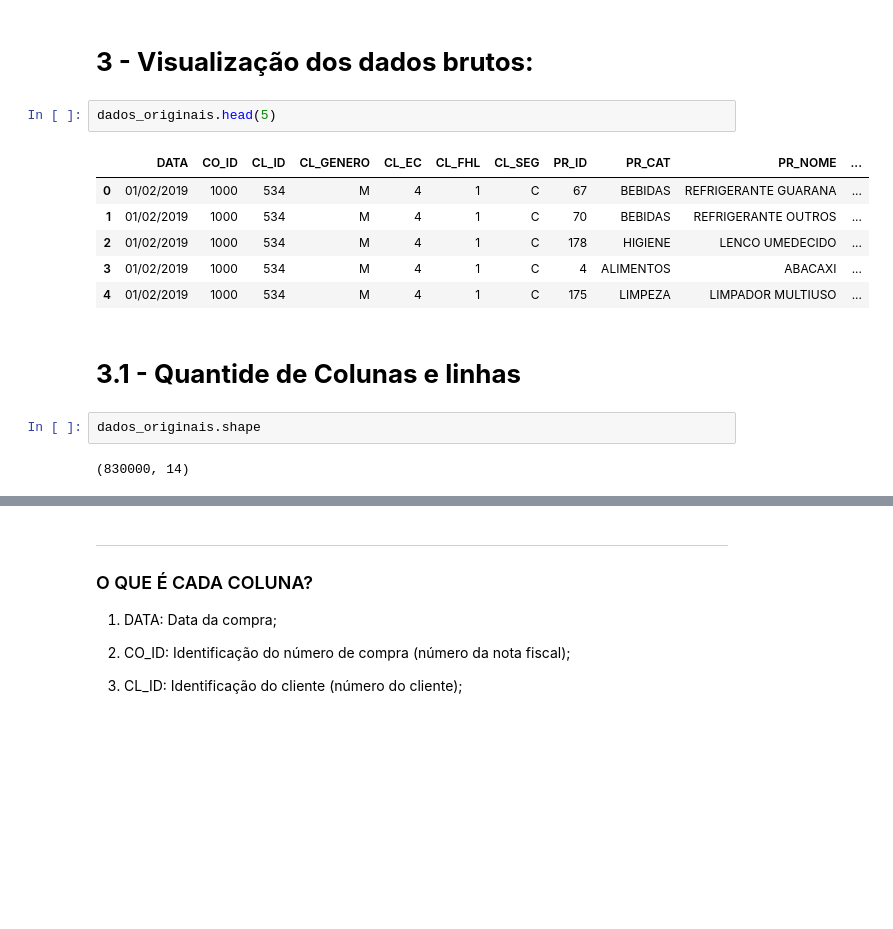
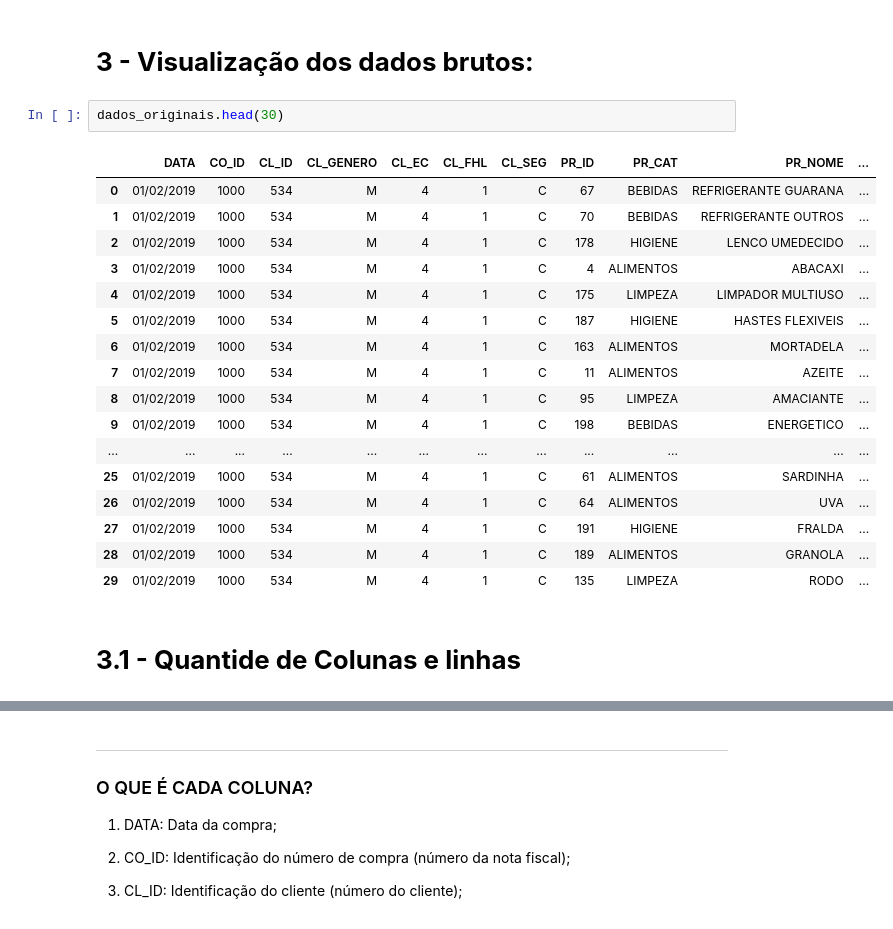
Before and after one commit to KrathK9722/Analise-de-Dados-Python-Projeto-Avaliativo-M1W07, a Jupyter notebook: Analise_Google_COLAB.ipynb, the cells around one changed output, grey strips where cells are left out. Drawn from its saved outputs; the diff is of its cells as text; blank space fills up the shorter version.

```diff
--- a/Analise_Google_COLAB.ipynb
+++ b/Analise_Google_COLAB.ipynb
@@ -22,17 +22,24 @@ Sepação feita por ";" porque o padrão estava como "," o que fazia com que o C
 # %% [markdown]
 # **3 - Visualização dos dados brutos:**
 # %%
-dados_originais.head(5)
+dados_originais.head(30)
 # %% [output]
 |  | DATA | CO_ID | CL_ID | CL_GENERO | CL_EC | CL_FHL | CL_SEG | PR_ID | PR_CAT | PR_NOME | ... |
 | 0 | 01/02/2019 | 1000 | 534 | M | 4 | 1 | C | 67 | BEBIDAS | REFRIGERANTE GUARANA | ... |
 | 1 | 01/02/2019 | 1000 | 534 | M | 4 | 1 | C | 70 | BEBIDAS | REFRIGERANTE OUTROS | ... |
 | 2 | 01/02/2019 | 1000 | 534 | M | 4 | 1 | C | 178 | HIGIENE | LENCO UMEDECIDO | ... |
 | 3 | 01/02/2019 | 1000 | 534 | M | 4 | 1 | C | 4 | ALIMENTOS | ABACAXI | ... |
 | 4 | 01/02/2019 | 1000 | 534 | M | 4 | 1 | C | 175 | LIMPEZA | LIMPADOR MULTIUSO | ... |
+| 5 | 01/02/2019 | 1000 | 534 | M | 4 | 1 | C | 187 | HIGIENE | HASTES FLEXIVEIS | ... |
+| 6 | 01/02/2019 | 1000 | 534 | M | 4 | 1 | C | 163 | ALIMENTOS | MORTADELA | ... |
+| 7 | 01/02/2019 | 1000 | 534 | M | 4 | 1 | C | 11 | ALIMENTOS | AZEITE | ... |
+| 8 | 01/02/2019 | 1000 | 534 | M | 4 | 1 | C | 95 | LIMPEZA | AMACIANTE | ... |
+| 9 | 01/02/2019 | 1000 | 534 | M | 4 | 1 | C | 198 | BEBIDAS | ENERGETICO | ... |
+| ... | ... | ... | ... | ... | ... | ... | ... | ... | ... | ... | ... |
+| 25 | 01/02/2019 | 1000 | 534 | M | 4 | 1 | C | 61 | ALIMENTOS | SARDINHA | ... |
+| 26 | 01/02/2019 | 1000 | 534 | M | 4 | 1 | C | 64 | ALIMENTOS | UVA | ... |
+| 27 | 01/02/2019 | 1000 | 534 | M | 4 | 1 | C | 191 | HIGIENE | FRALDA | ... |
+| 28 | 01/02/2019 | 1000 | 534 | M | 4 | 1 | C | 189 | ALIMENTOS | GRANOLA | ... |
+| 29 | 01/02/2019 | 1000 | 534 | M | 4 | 1 | C | 135 | LIMPEZA | RODO | ... |
 # %% [markdown]
 # **3.1 - Quantide de Colunas e linhas**
-# %%
-dados_originais.shape
-# %% [output]
-(830000, 14)
```
Also changed, not shown: parts of 37 cells of this notebook.
